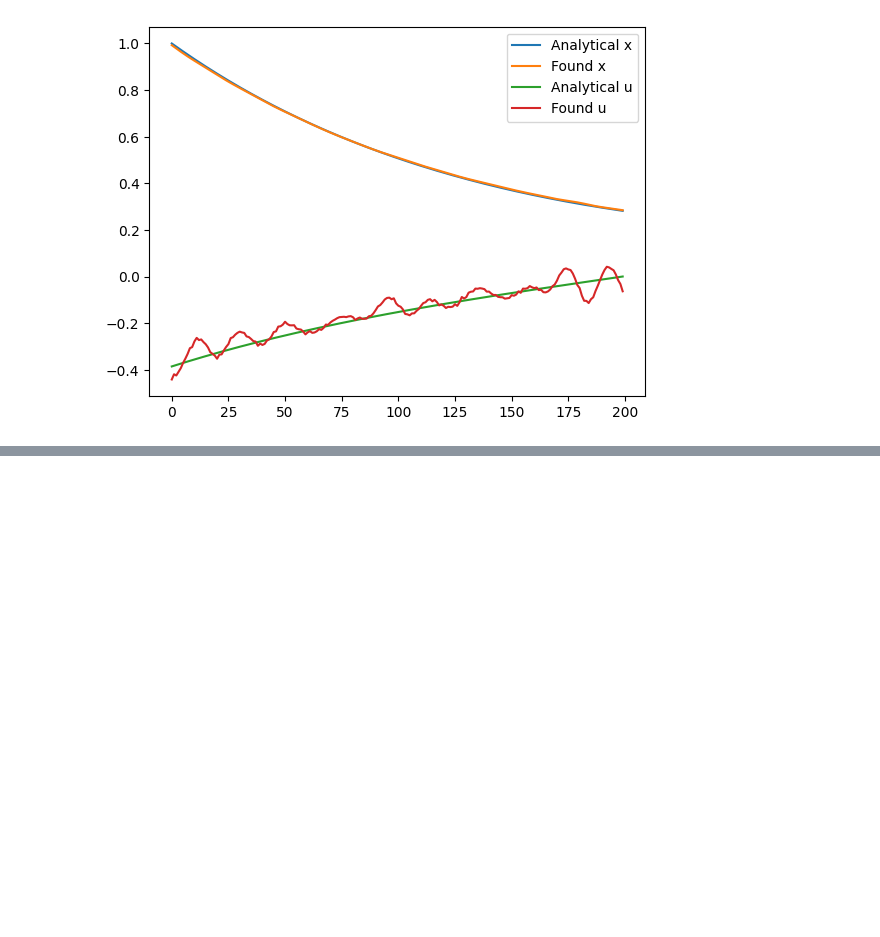
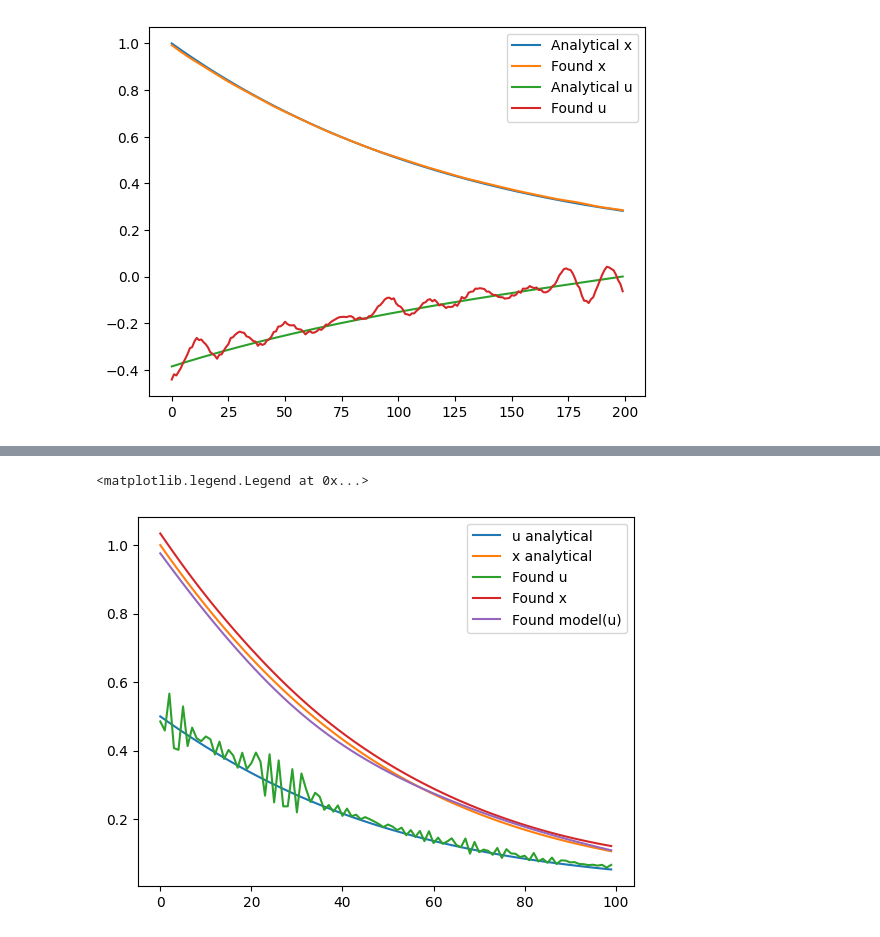
Before and after one commit to kankeinai/Thesis, a Jupyter notebook: playground.ipynb, the cells around one changed output, grey strips where cells are left out. Saved outputs shown, nothing was run; the diff lists cells and outputs as text; code cells hidden in the pictures; blank space fills up the shorter version.

```diff
--- a/playground.ipynb
+++ b/playground.ipynb
@@ -209,7 +209,7 @@ Define number of layers of NNs and number of neurons at each layer. The output s
 # %%
 # Model Parameters
 m = 200         # sensor size (branch input size)
-n_hid = 250     # layer's hidden sizes
+n_hid = 200     # layer's hidden sizes
 p = 200         # output size
 dim_x = 1       # trunk (trunk input size)
 lr = 0.0001
@@ -301,7 +302,7 @@ $$ x(0) = 1$$
 
 So, we should find such control function $u$ that this integral is minimized
 # %%
-def objective_function(n, args):
+def objective_function_ode(n, args):
 
     # Physics loss
     dx = torch.zeros(n, args['t'].shape[0], dim_x, device=args['t'].device)
@@ -352,5 +353,5 @@ num_epochs = 30000
 alpha = 0.0001
 n = 16
 
-u = gradient_descent(n, alpha, m, num_epochs, trained_model, objective_function)
+u = gradient_descent(n, alpha, m, num_epochs, trained_model, objective_function_ode)
 # %% [output]
@@ -404,0 +483,6 @@ plt.legend()
+# %%
+num_epochs = 20000
+alpha = 0.001
+n = 16
+
+u = gradient_descent(1, alpha, m, num_epochs, trained_model, objective_function_nde)
@@ -404,0 +507,23 @@ plt.legend()
+# %%
+def analytical_x(t):
+    return 4/(1+3*np.exp(5*t/2))
+
+def analytical_u(t):
+    return analytical_x(t)/2
+
+t = np.linspace(0, 1, 100)
+analytical_u_vals = analytical_u(t)
+analytical_x_vals = analytical_x(t)
+
+u_tensor = torch.from_numpy(analytical_u_vals).float().reshape(1,100).to(device)  # shape [1, 200]
+t_tensor = torch.from_numpy(t).float().to(device)
+
+plt.plot(analytical_u_vals, label='u analytical')
+plt.plot(analytical_x_vals, label='x analytical')
+plt.plot(u.cpu().detach().numpy().T, label="Found u")
+plt.plot(trained_model(u.reshape(1, 100), torch.linspace(0, end_time, m, device= device).unsqueeze(1)).reshape(100).cpu().detach().numpy(), label="Found x")
+plt.plot(trained_model(torch.from_numpy(analytical_u_vals).float().unsqueeze(0).to(device), torch.linspace(0, end_time, m, device= device).unsqueeze(1) ).cpu().detach().numpy().T, label="Found model(u)")
+plt.legend()
+# %% [output]
+<matplotlib.legend.Legend at 0x...>
+[figure, added]
```
Also changed, not shown: parts of 11 cells of this notebook, 9 other files.
